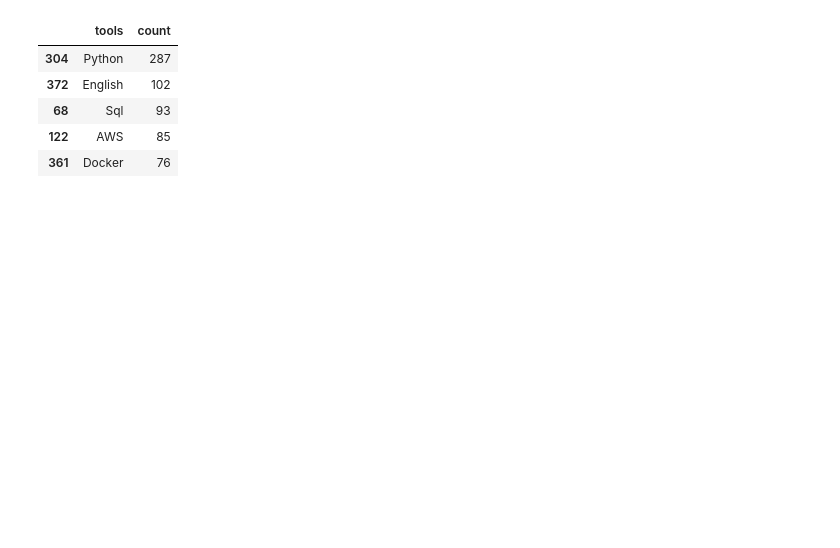
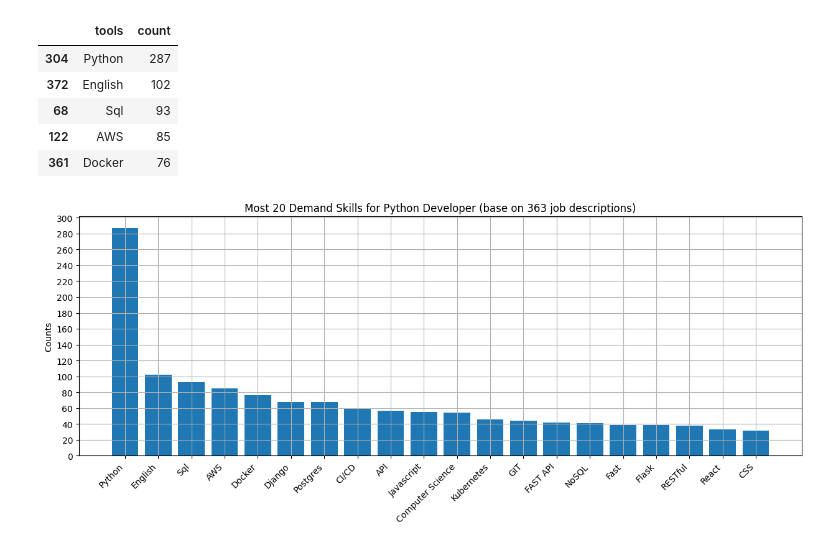
Before and after one commit to danieladdisonorg/Jobsite-Scraper-and-Analyzer, a Jupyter notebook: analyzing/analyze_djinni.ipynb, the cells around one changed output. Saved outputs shown, nothing was run; the diff lists cells and outputs as text; code cells hidden in the pictures; blank space fills up the shorter version.

Commit message:
Create a plot bar, showing 20 demanded skills for config.POSITION Developer

```diff
--- a/analyzing/analyze_djinni.ipynb
+++ b/analyzing/analyze_djinni.ipynb
@@ -86,3 +91,27 @@ tools_df.head()
 | 68 | Sql | 93 |
 | 122 | AWS | 85 |
 | 361 | Docker | 76 |
+# %%
+tools = pd.read_csv("tools.csv")
+tools.tools = tools.tools.replace("CD", "CI/CD")
+# %%
+# perform Transforming
+import os
+import sys
+
+from config import POSITION
+
+# get top 20 demands
+top_tools = tools.iloc[:20, :]
+
+plt.figure(figsize=(15, 5))
+plt.bar(top_tools.tools, top_tools["count"])
+
+plt.title(f"Most 20 Demand Skills for {POSITION} Developer (base on {df.shape[0]} job descriptions)")
+plt.xticks(rotation=45, ha="right")
+plt.ylabel("Counts")
+plt.yticks(range(0, tools["count"].max() + 20, 20))
+plt.grid(True)
+plt.show()
+# %% [output]
+[figure, added]
```
Also changed, not shown: parts of 1 cell of this notebook, 1 other file.
